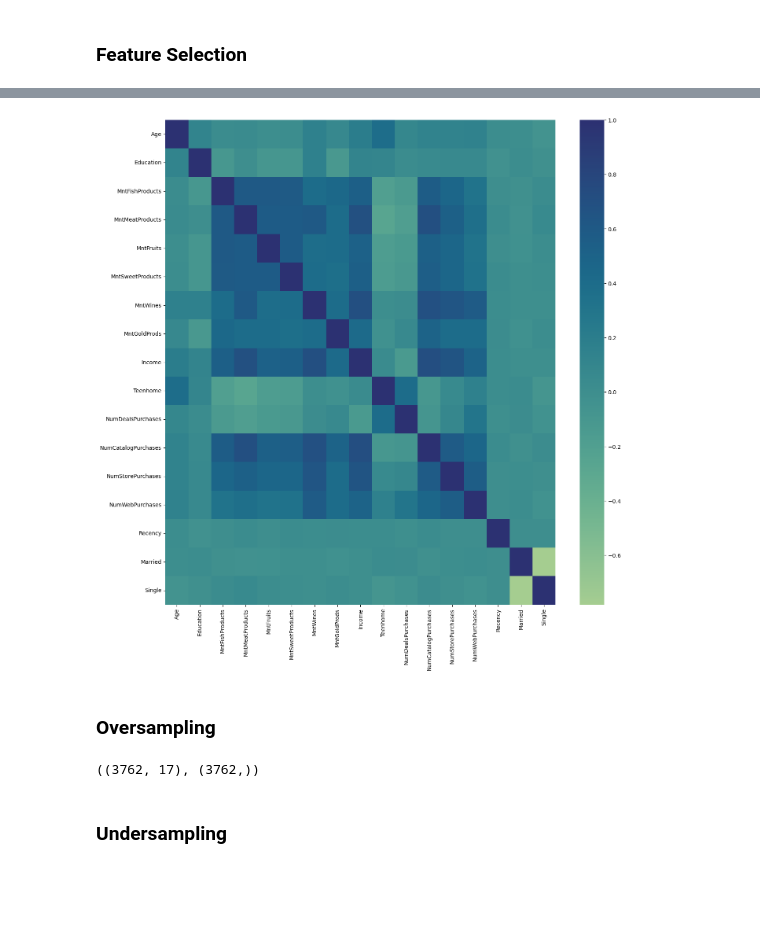
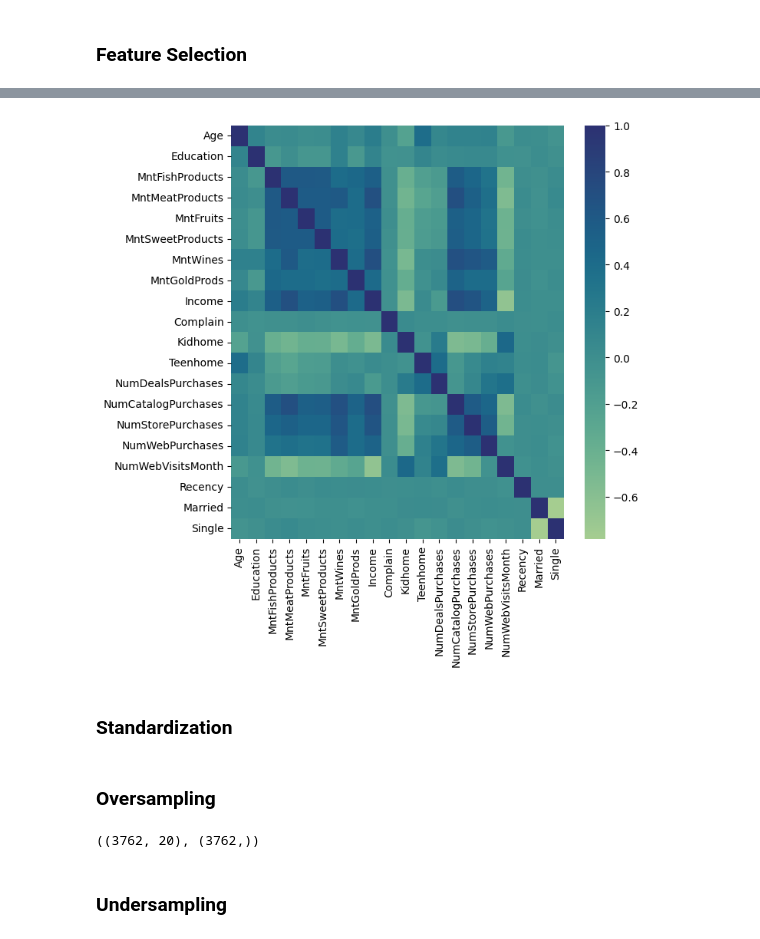
Before and after one commit to angelodelapaz/CustomerReesponsePredictionModel, a Jupyter notebook: copy1.ipynb, the cells around one changed output, grey strips where cells are left out. Saved outputs shown, nothing was run; the diff lists cells and outputs as text; code cells hidden in the pictures; blank space fills up the shorter version.

```diff
--- a/copy1.ipynb
+++ b/copy1.ipynb
@@ -284,14 +284,14 @@ X = df.drop('Response', axis=1).iloc[:,1:][
      'MntWines',
      'MntGoldProds',
      'Income',
-     #'Complain',
-     #'Kidhome',
+     'Complain',
+     'Kidhome',
      'Teenhome',
      'NumDealsPurchases',
      'NumCatalogPurchases',
      'NumStorePurchases',
      'NumWebPurchases',
-     #'NumWebVisitsMonth',
+     'NumWebVisitsMonth',
      'Recency'
     ]]
 
@@ -350,10 +350,10 @@ def one_hot_encode(data, column):
 
 X = one_hot_encode(X, 'Marital_Status')
 # %%
-fig, ax = plt.subplots(figsize=(16, 16))
+fig, ax = plt.subplots(figsize=(7, 7))
 
 sns.heatmap(X.corr(), ax=ax, cmap='crest')
 
 plt.show()
 # %% [output]
-[figure, old version]
+[figure, new version]
@@ -361,0 +360,2 @@ plt.show()
+# %% [markdown]
+### Standardization
@@ -362,17 +365,17 @@ plt.show()
 # %% [markdown]
 ### Oversampling
 # %%
-ros = RandomOverSampler()
-X_resampled, y_resampled = ros.fit_resample(X, y)
+# ros = RandomOverSampler()
+# X_resampled, y_resampled = ros.fit_resample(X, y)
 
-X_resampled.shape, y_resampled.shape
+# X_resampled.shape, y_resampled.shape
-# %% [output]
-((3762, 17), (3762,))
 # %%
-# sm = SMOTE(random_state=42)
-# X_resampled, y_resampled = sm.fit_resample(X, y)
+sm = SMOTE()
+X_resampled, y_resampled = sm.fit_resample(X, y)
 
-# X_resampled.shape, y_resampled.shape
+X_resampled.shape, y_resampled.shape
+# %% [output]
+((3762, 20), (3762,))
 # %% [markdown]
 ### Undersampling
 # %%
```
Also changed, not shown: parts of 23 cells of this notebook.
